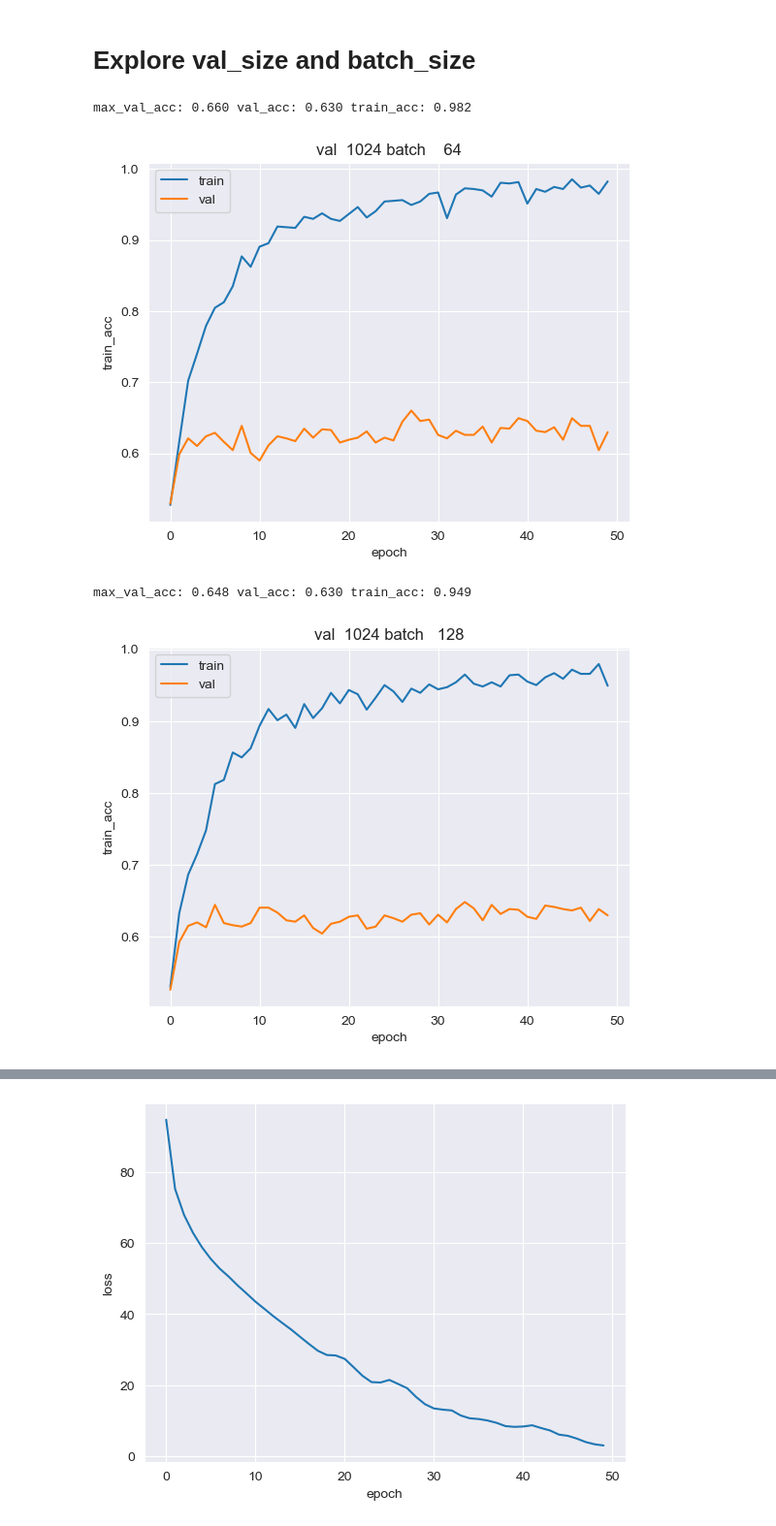
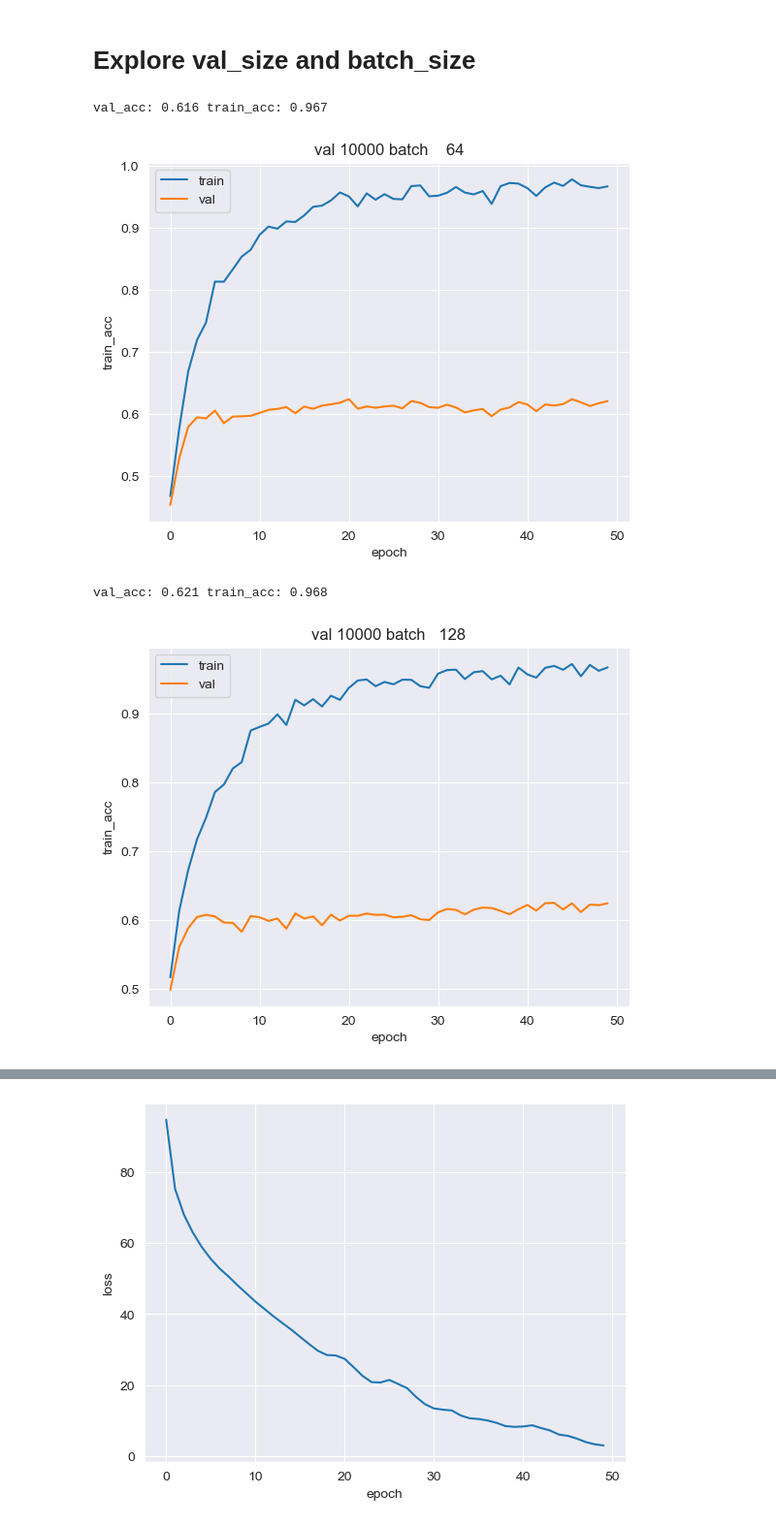
Before and after one commit to alkorolyov/sophius, a Jupyter notebook: notebooks/07_training.ipynb, the cells around one changed output, grey strips where cells are left out. Shown at 97% size. Saved outputs shown, nothing was run; the diff lists cells and outputs as text; code cells hidden in the pictures.

```diff
--- a/notebooks/07_training.ipynb
+++ b/notebooks/07_training.ipynb
@@ -144,16 +61,17 @@ Sequential(
 # %%
 import sqlite3
 import pandas as pd
+import numpy as np
 from sophius.encode import Encoder
 encoder = Encoder()
 
 
 with sqlite3.connect('../data/models.db') as conn:
     df = pd.read_sql('SELECT * FROM conv_10_lin_3_epoch_50', conn)
+    df.sort_values(by='val_acc', ascending=False, inplace=True)
+    df['log_params'] = np.log(df.params)
+    df['log_flops'] = np.log(df.flops)
+    df['log_time'] = np.log(df.time)
 
-
-model_id = 310
-t = encoder.hash2model(df.loc[model_id, 'hex_str'], in_shape=(3, 32, 32), out_shape=10)
-model = t.instantiate_model(gpu=True)
-model
+df[['val_acc', 'train_acc', 'log_params', 'log_flops', 'time']]
 # %% [output]
@@ -172,25 +122,24 @@ from sophius.train import train_on_gpu
 # %% [markdown]
 # Explore val_size and batch_size
 # %%
-val_size = 1024
+val_size = 10000
 batch_size = 64
 
 res = train_on_gpu(
     model = model,
     loader = dload.get_loader_gpu(cifar_gpu, val_size=val_size, batch_size=batch_size),
-    milestones = [],
     num_epoch = 50,
     verbose = True
 )
 
 sns.lineplot(res, x='epoch', y='train_acc', label='train')
 sns.lineplot(res, x='epoch', y='val_acc', label='val')
 plt.title(f'val {val_size:5d} batch {batch_size:5d}');
 # %% [output]
-max_val_acc: 0.660 val_acc: 0.630 train_acc: 0.982
+val_acc: 0.616 train_acc: 0.967
-[figure, old version]
+[figure, new version]
 # %%
-val_size = 1024
+val_size = 10000
 batch_size = 128
 
 res = train_on_gpu(
@@ -205,6 +154,6 @@ sns.lineplot(res, x='epoch', y='train_acc', label='train')
 sns.lineplot(res, x='epoch', y='val_acc', label='val')
 plt.title(f'val {val_size:5d} batch {batch_size:5d}');
 # %% [output]
-max_val_acc: 0.648 val_acc: 0.630 train_acc: 0.949
+val_acc: 0.621 train_acc: 0.968
-[figure, old version]
+[figure, new version]
 # %%
```
Also changed, not shown: parts of 59 cells of this notebook, 8 other files.
